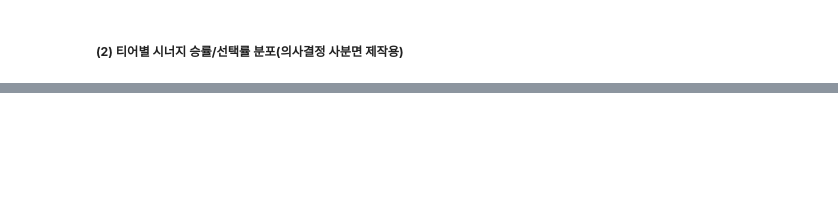
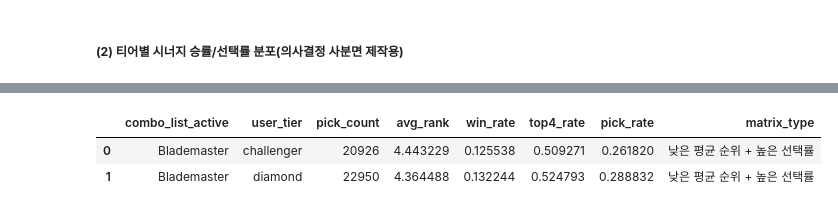
Before and after one commit to hanalo26/Third-project-sparta, a Jupyter notebook: works/doha_Kim/ml/0328/Data_Stats_practice_v3_modi.ipynb, the cells around one changed output, grey strips where cells are left out. Drawn from its saved outputs; the diff is of its cells as text; code cells hidden in the pictures; blank space fills up the shorter version.

```diff
--- a/works/doha_Kim/ml/0328/Data_Stats_practice_v3_modi.ipynb
+++ b/works/doha_Kim/ml/0328/Data_Stats_practice_v3_modi.ipynb
@@ -494,0 +495,7 @@ combo_list_active    user_tier  avg_rank  pick_rate
+# %%
+champ_stats_by_tier_except.head(2)
+combo_stats_by_tier_except.head(2)
+# %% [output]
+|  | combo_list_active | user_tier | pick_count | avg_rank | win_rate | top4_rate | pick_rate | matrix_type |
+| 0 | Blademaster | challenger | 20926 | 4.443229 | 0.125538 | 0.509271 | 0.261820 | 낮은 평균 순위 + 높은 선택률 |
+| 1 | Blademaster | diamond | 22950 | 4.364488 | 0.132244 | 0.524793 | 0.288832 | 낮은 평균 순위 + 높은 선택률 |
```
Also changed, not shown: parts of 10 cells of this notebook.
